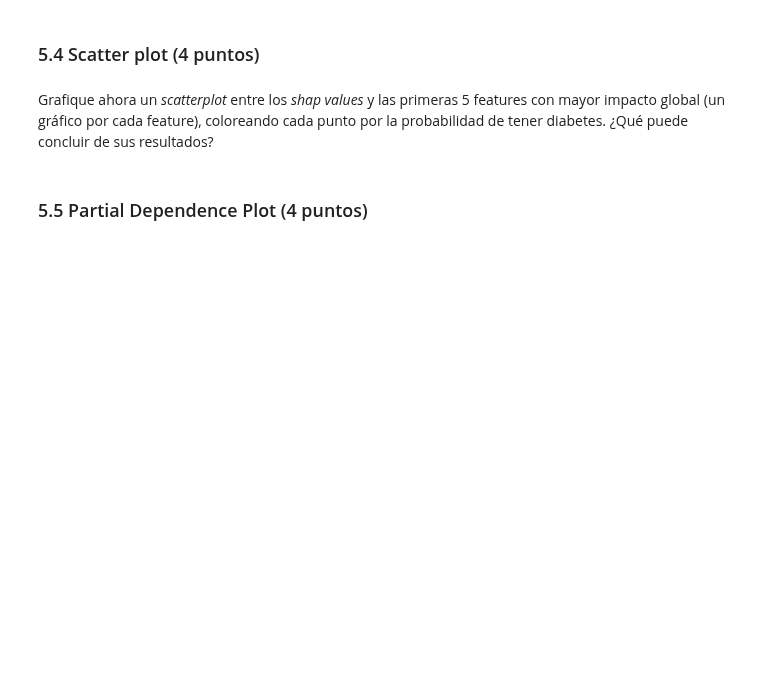
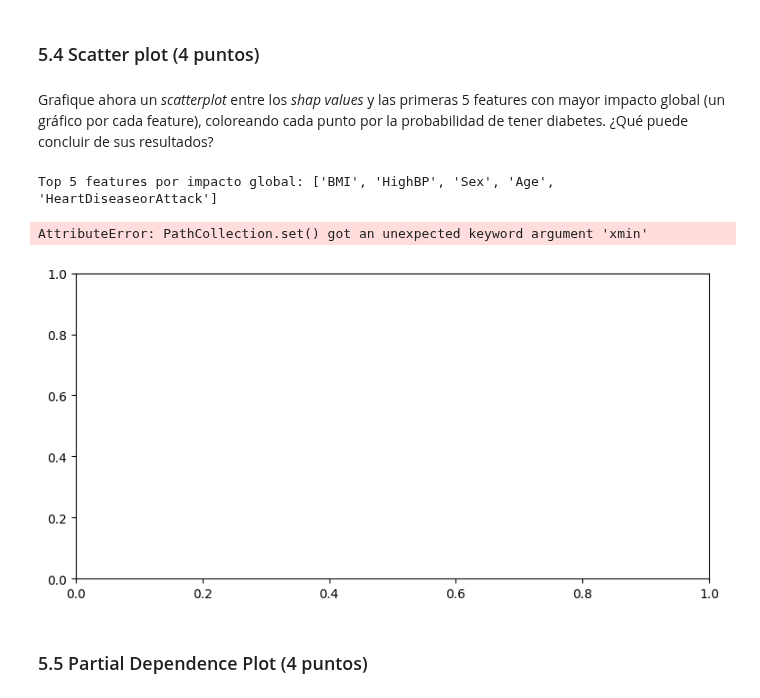
Before and after one commit to fco-marquez/MDS7202_Free_Riders, a Jupyter notebook: Labs/Lab7/Lab7_enunciado.ipynb, the cells around one changed output. Saved outputs shown, nothing was run; the diff lists cells and outputs as text; code cells hidden in the pictures; blank space fills up the shorter version.

```diff
--- a/Labs/Lab7/Lab7_enunciado.ipynb
+++ b/Labs/Lab7/Lab7_enunciado.ipynb
@@ -431,48 +478,62 @@ plt.show()
 # %% [markdown]
 Grafique ahora un *scatterplot* entre los *shap values* y las primeras 5 features con mayor impacto global (un gráfico por cada feature), coloreando cada punto por la probabilidad de tener diabetes. ¿Qué puede concluir de sus resultados?
 # %%
-# Inserte código para generar gráficos de feature vs shap value aquí
-
-import seaborn as sns
+import matplotlib.pyplot as plt
+import numpy as np
+from matplotlib.cm import ScalarMappable
+from matplotlib.colors import Normalize
 
 # 1. Asegurarte de usar el mismo X con el que calculaste shap_values
-X_shap = X_train.copy()  # o X_train según corresponda
+X_shap = X_test.copy()  # o X_train según corresponda
 
-# Si aún no tienes shap_values:
-
+# Si shap_values viene en lista (e.g. para clasificación multiclase)
 if isinstance(shap_values, list):
     shap_values = shap_values[1]
 
 # 2. Obtener importancia global
 mean_abs_shap = np.abs(shap_values).mean(axis=0)
 top5_idx = np.argsort(mean_abs_shap)[-5:][::-1]  # top 5 en orden descendente
 top5_features = X_shap.columns[top5_idx]
 
 print("Top 5 features por impacto global:", top5_features.tolist())
 
 # 3. Obtener probabilidades predichas para colorear
-y_pred_proba = best_model.predict_proba(X_shap)[:, 1]  # prob de clase positiva
+y_pred_proba = pipeline.predict_proba(X_shap)[:, 1]  # prob de clase positiva
+
+# Normalizador para colores
+norm = Normalize(vmin=y_pred_proba.min(), vmax=y_pred_proba.max())
+cmap = plt.cm.coolwarm
+sm = ScalarMappable(cmap=cmap, norm=norm)
+sm.set_array([])  # necesario para la barra de color
 
 # 4. Scatterplot para cada feature top5
 plt.figure(figsize=(20, 15))
 
 for i, feature in enumerate(top5_features, 1):
     plt.subplot(3, 2, i)
-    sns.scatterplot(
-        x=X_shap[feature],
-        y=shap_values[:, top5_idx[i-1]],
-        hue=y_pred_proba,
-        palette="coolwarm",
-        edgecolor=None,
-        alpha=0.7
+    plt.scatter(
+        X_shap[feature],
+        shap_values[:, top5_idx[i-1]],
+        c=y_pred_proba,
+        cmap=cmap,
+        norm=norm,
+        edgecolor='none',
+        alpha=0.7,
     )
     plt.xlabel(f"Valor de {feature}")
     plt.ylabel("SHAP value")
     plt.title(f"SHAP vs {feature}")
-    plt.colorbar(plt.cm.ScalarMappable(cmap="coolwarm"), label="Prob. Diabetes")
 
-plt.tight_layout()
+# 5. Barra de color compartida
+cbar = plt.colorbar(sm, ax=plt.gcf().axes, orientation='vertical', fraction=0.02, pad=0.02)
+cbar.set_label("Prob. Diabetes")
+
+# plt.tight_layout()
 plt.show()
+# %% [output]
+Top 5 features por impacto global: ['BMI', 'HighBP', 'Sex', 'Age', 'HeartDiseaseorAttack']
+AttributeError: PathCollection.set() got an unexpected keyword argument 'xmin'
+[figure, added]
 # %% [markdown]
 ### 5.5 Partial Dependence Plot (4 puntos)
 # %% [markdown]
```
Also changed, not shown: parts of 16 cells of this notebook, 2 other files.
